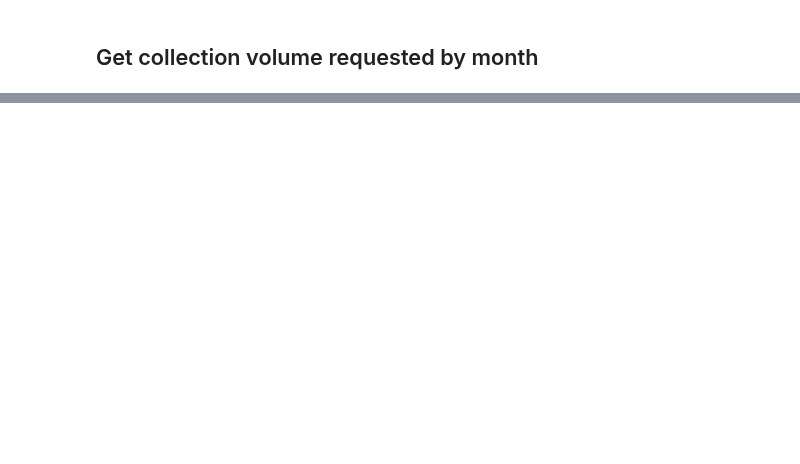
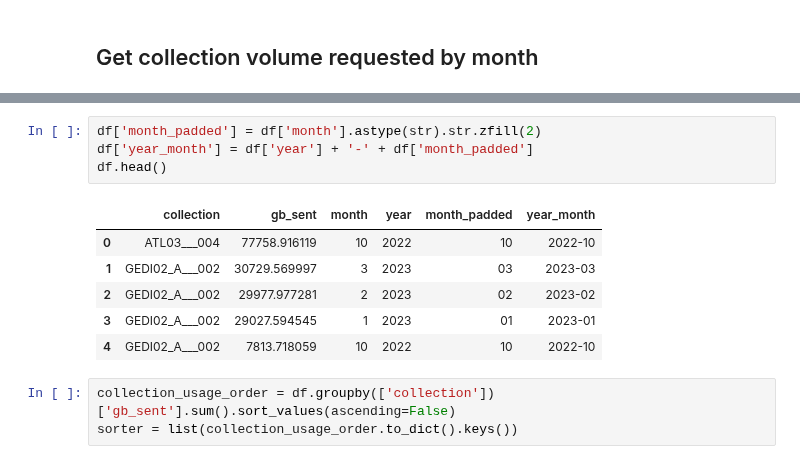
Before and after one commit to MAAP-Project/maap-documentation-examples, a Jupyter notebook: access_metrics/athena-s3-access-metrics.ipynb, the cells around one changed output, grey strips where cells are left out. Cells and saved outputs as stored; diff of their text form; blank space fills up the shorter version.

```diff
--- a/access_metrics/athena-s3-access-metrics.ipynb
+++ b/access_metrics/athena-s3-access-metrics.ipynb
@@ -237,0 +220,14 @@ df.head()
+# %%
+df['month_padded'] = df['month'].astype(str).str.zfill(2)
+df['year_month'] = df['year'] + '-' + df['month_padded']
+df.head()
+# %% [output]
+|  | collection | gb_sent | month | year | month_padded | year_month |
+| 0 | ATL03___004 | 77758.916119 | 10 | 2022 | 10 | 2022-10 |
+| 1 | GEDI02_A___002 | 30729.569997 | 3 | 2023 | 03 | 2023-03 |
+| 2 | GEDI02_A___002 | 29977.977281 | 2 | 2023 | 02 | 2023-02 |
+| 3 | GEDI02_A___002 | 29027.594545 | 1 | 2023 | 01 | 2023-01 |
+| 4 | GEDI02_A___002 | 7813.718059 | 10 | 2022 | 10 | 2022-10 |
+# %%
+collection_usage_order = df.groupby(['collection'])['gb_sent'].sum().sort_values(ascending=False)
+sorter = list(collection_usage_order.to_dict().keys())
```
Also changed, not shown: parts of 17 cells of this notebook, 13 other files.
